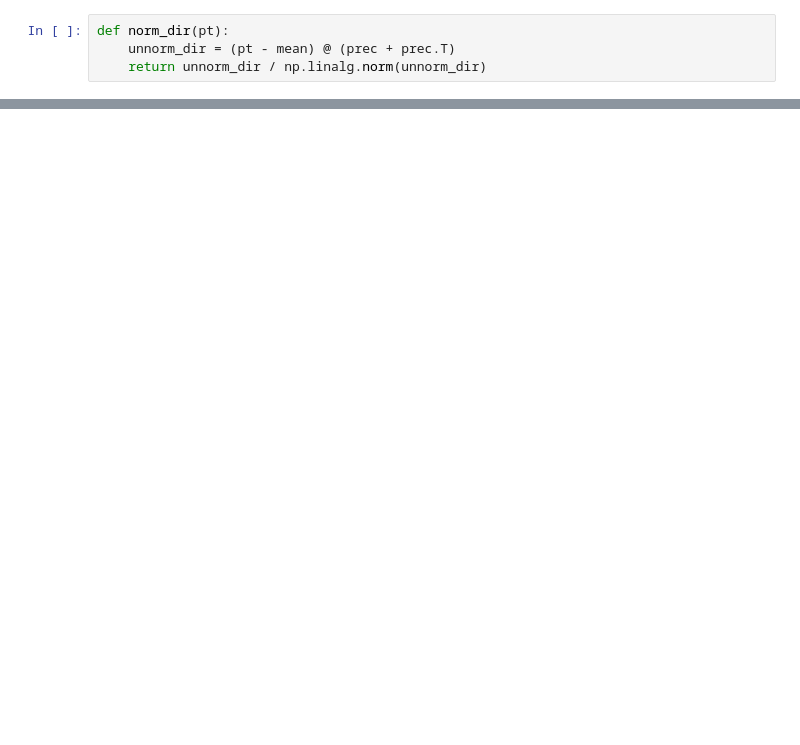
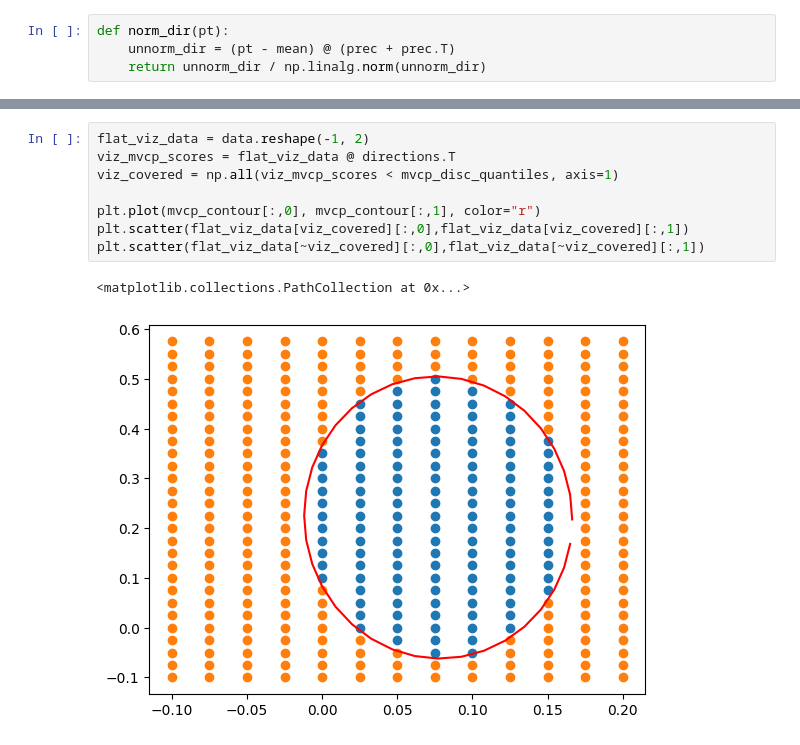
Before and after one commit to yashpatel5400/fusioncp, a Jupyter notebook: testing.ipynb, the cells around one changed output, grey strips where cells are left out. Saved outputs shown, nothing was run; the diff lists cells and outputs as text; blank space fills up the shorter version.

```diff
--- a/testing.ipynb
+++ b/testing.ipynb
@@ -141,0 +147,11 @@ for m in range(M):
+# %%
+flat_viz_data = data.reshape(-1, 2)
+viz_mvcp_scores = flat_viz_data @ directions.T
+viz_covered = np.all(viz_mvcp_scores < mvcp_disc_quantiles, axis=1)
+
+plt.plot(mvcp_contour[:,0], mvcp_contour[:,1], color="r")
+plt.scatter(flat_viz_data[viz_covered][:,0],flat_viz_data[viz_covered][:,1])
+plt.scatter(flat_viz_data[~viz_covered][:,0],flat_viz_data[~viz_covered][:,1])
+# %% [output]
+<matplotlib.collections.PathCollection at 0x...>
+[figure, added]
```
Also changed, not shown: parts of 4 cells of this notebook.
